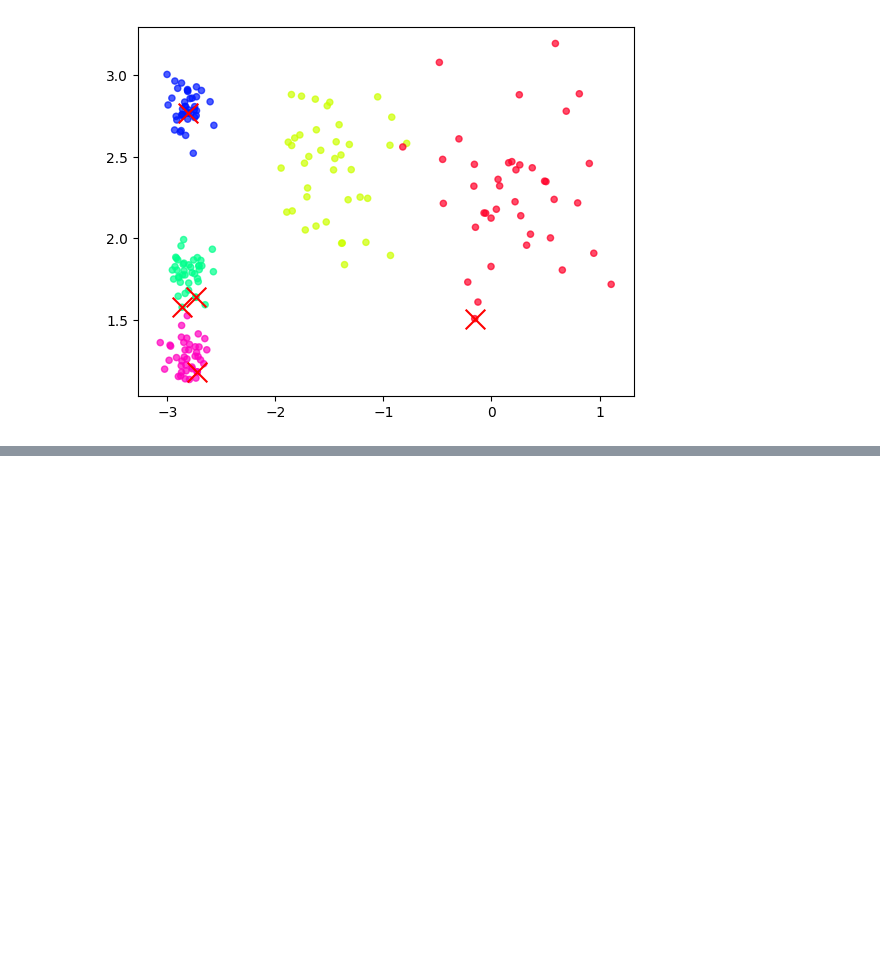
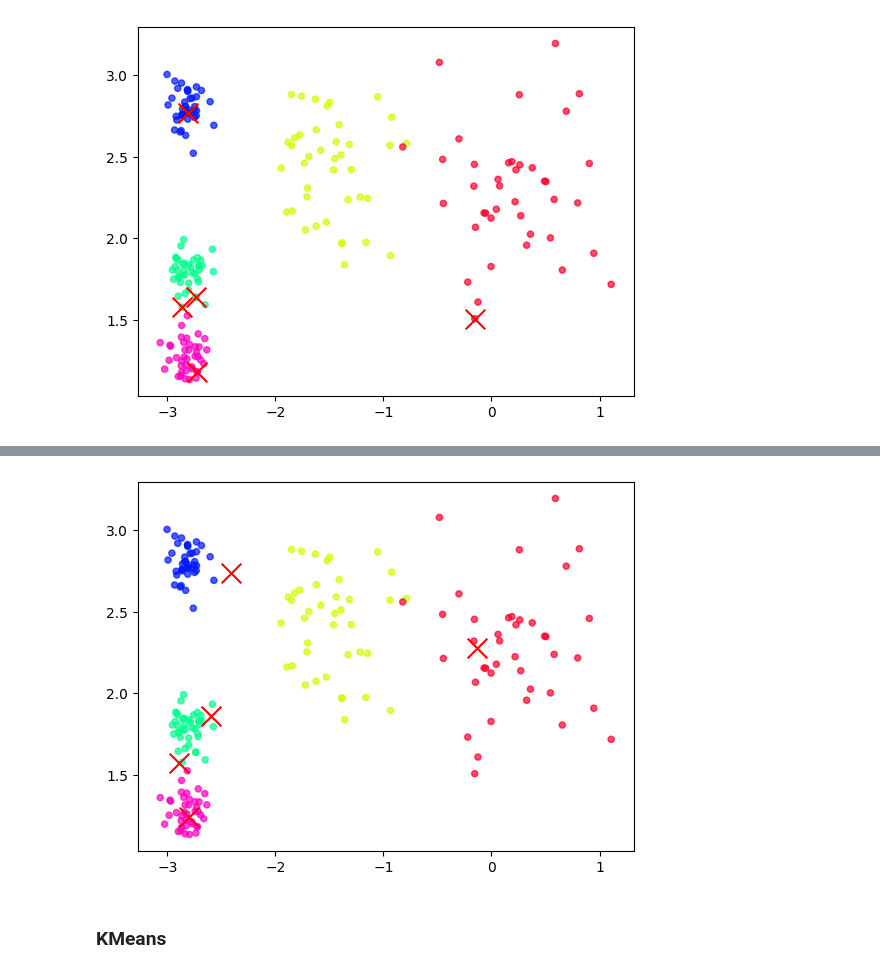
Before and after one commit to AliyarBhos/Works-done-in-Div-Academy, a Jupyter notebook: Module3(From_28_jan)/End_To_End_ML_in_Course.ipynb, the cells around one changed output, grey strips where cells are left out. Drawn from its saved outputs; the diff is of its cells as text; code cells hidden in the pictures; blank space fills up the shorter version.

```diff
--- a/Module3(From_28_jan)/End_To_End_ML_in_Course.ipynb
+++ b/Module3(From_28_jan)/End_To_End_ML_in_Course.ipynb
@@ -54,0 +112,3 @@ plt.show()
+# %%
+y_distance = pairwise_distances(X, centroids).round(2).argmin(axis=1)
+y_distance
@@ -54,0 +141,15 @@ plt.show()
+# %%
+new_centroids = []
+
+for x in range(K):
+    new_centroids.append(X[y_distance == x].mean(axis=0))
+
+new_centroids = np.array(new_centroids)
+# %%
+plt.scatter(X[:, 0], X[:, 1], s=20,  c=y, cmap='gist_rainbow', alpha=0.7)
+plt.scatter(new_centroids[:, 0], new_centroids[:, 1], color='r', s=200, zorder=3, marker='x')
+plt.show()
+# %% [output]
+[figure, added]
+# %% [markdown]
+### KMeans
```
Also changed, not shown: parts of 10 cells of this notebook, 1 other file.
